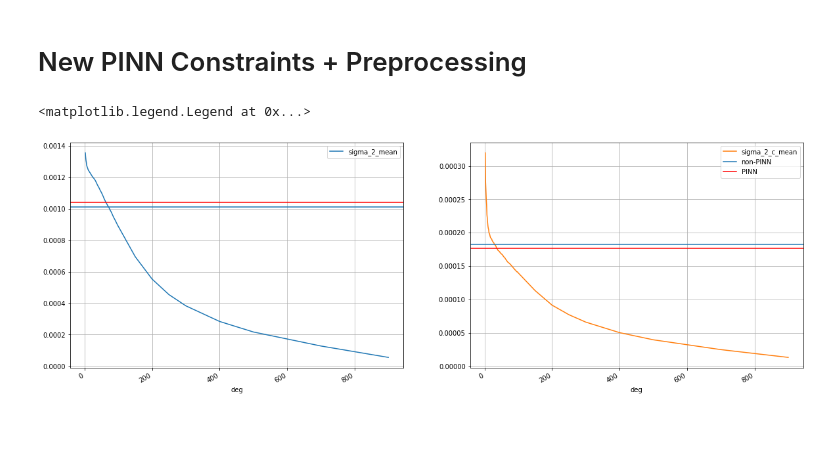
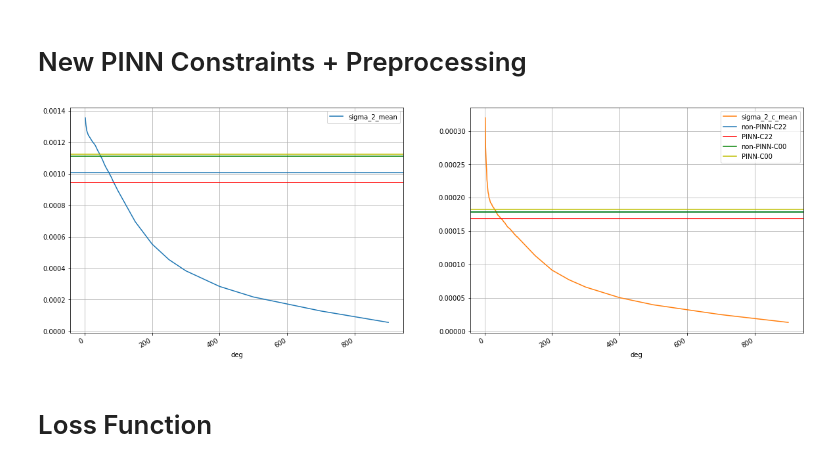
Before and after one commit to MartinAstro/GravNN, a Jupyter notebook: Scripts/Notebooks/baseline_world.ipynb, the cells around one changed output. Cells and saved outputs as stored; diff of their text form; code cells hidden in the pictures; blank space fills up the shorter version.

```diff
--- a/Scripts/Notebooks/baseline_world.ipynb
+++ b/Scripts/Notebooks/baseline_world.ipynb
@@ -111,22 +156,34 @@ nn_df[nn_df['N_train'] == 40000][nn_df['PINN_flag'] == True][nn_df['epochs'] ==
 # %% [markdown]
 # New PINN Constraints + Preprocessing
 # %%
-# More Data
-scale = 2
+scale=2
 axes = df.plot(x=None, y=['sigma_2_mean', 'sigma_2_c_mean'],  subplots=True, layout=(1,2), figsize=(10*scale, 3.5*scale), grid=True)
 
-data = nn_df.loc['Tue Nov  3 21:14:33 2020']
+data = nn_df.loc['Sun Nov 15 06:14:11 2020']
 
-axes[0][0].axhline(y=data['sigma_2_mean'], label='non-PINN')
-axes[0][1].axhline(y=data['sigma_2_c_mean'], label='non-PINN')
+axes[0][0].axhline(y=data['sigma_2_mean'], label='non-PINN-C22')
+axes[0][1].axhline(y=data['sigma_2_c_mean'], label='non-PINN-C22')
+
+data = nn_df.loc['Sun Nov 15 07:34:43 2020']
+
+axes[0][0].axhline(y=data['sigma_2_mean'], label='PINN-C22', c='r')
+axes[0][1].axhline(y=data['sigma_2_c_mean'], label='PINN-C22', c='r')
 
 
-data = nn_df.loc['Tue Nov  3 22:19:25 2020']
+data = nn_df.loc['Sun Nov 15 08:00:55 2020']
 
-axes[0][0].axhline(y=data['sigma_2_mean'], label='PINN', c='r')
-axes[0][1].axhline(y=data['sigma_2_c_mean'], label='PINN', c='r')
+axes[0][0].axhline(y=data['sigma_2_mean'], label='non-PINN-C00', c='g')
+axes[0][1].axhline(y=data['sigma_2_c_mean'], label='non-PINN-C00', c='g')
+
+
+data = nn_df.loc['Sun Nov 15 09:19:46 2020']
+
+axes[0][0].axhline(y=data['sigma_2_mean'], label='PINN-C00', c='y')
+axes[0][1].axhline(y=data['sigma_2_c_mean'], label='PINN-C00', c='y')
 
 plt.legend()
+plt.savefig("C:\\Users\\John\\Documents\\Research\\ML_Gravity\\Plots\\World\\rse_pinn_v2.pdf")
 # %% [output]
-<matplotlib.legend.Legend at 0x...>
-[figure, old version]
+[figure, new version]
+# %% [markdown]
+# Loss Function
```
Also changed, not shown: parts of 6 cells of this notebook, 52 other files.
